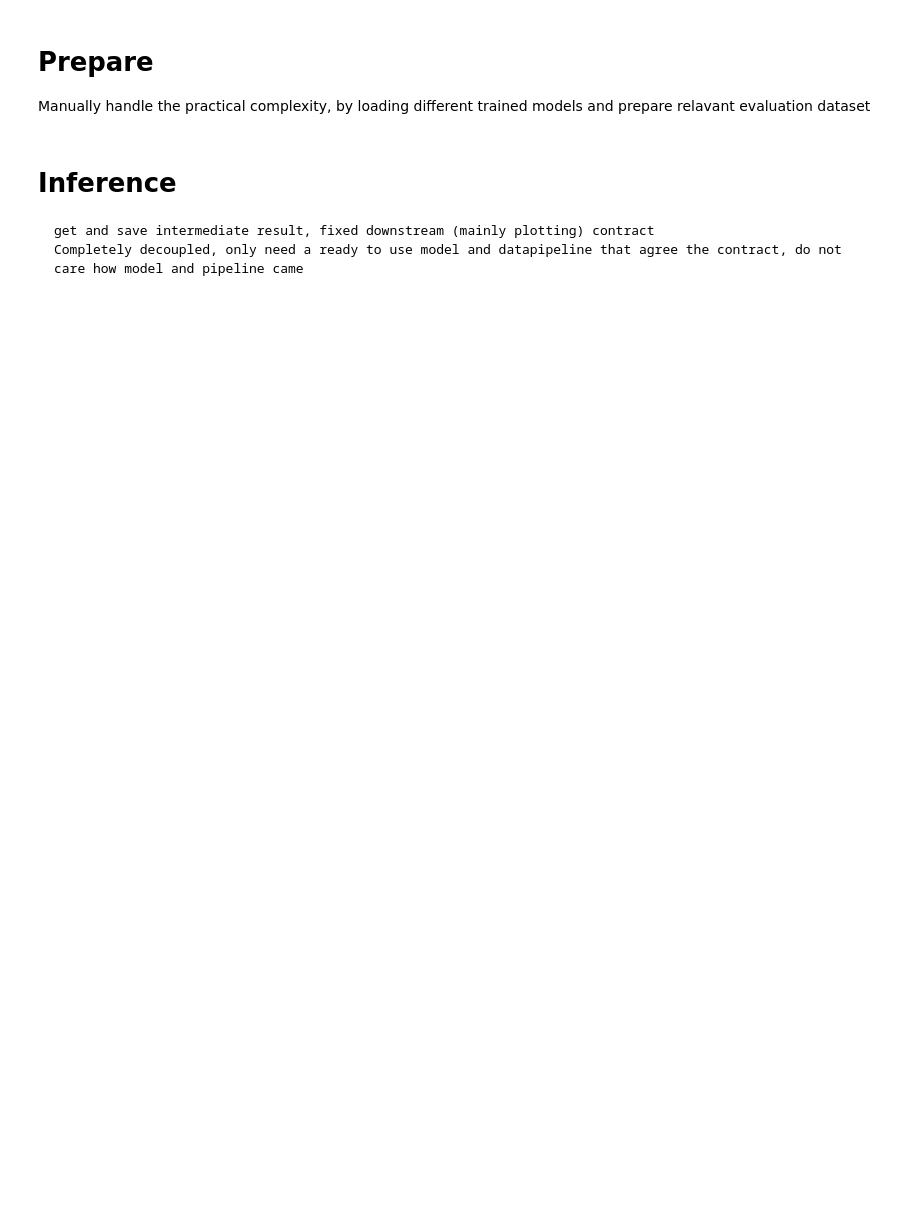
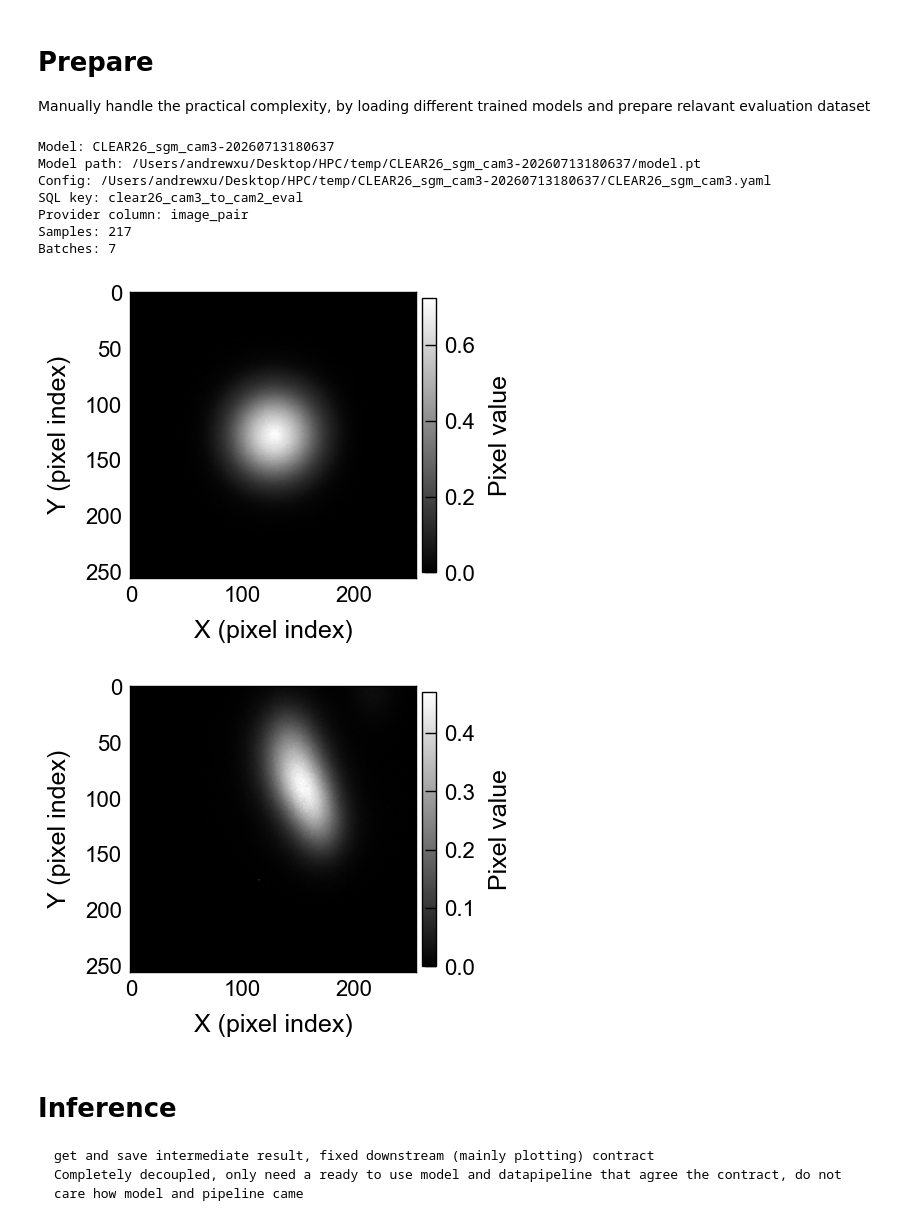
Before and after one commit to Andrew-XQY/fiber-image-reconstruction, a Jupyter notebook: notebooks/evaluation.ipynb, the cells around one changed output. Cells and saved outputs as stored; diff of their text form; code cells hidden in the pictures; blank space fills up the shorter version.

```diff
--- a/notebooks/evaluation.ipynb
+++ b/notebooks/evaluation.ipynb
@@ -20,42 +22,25 @@ from pathlib import Path
 import torch
 from models.CAE import Autoencoder2D
 
-from config_utils import detect_machine, load_config
+from config_utils import detect_machine, load_run
 from utils import resolve_dataset_dir
-from xflow import ConfigManager, PyTorchPipeline, SqlProvider, show_model_info
+from xflow import PyTorchPipeline, SqlProvider, show_model_info
 from xflow.data import build_transforms_from_config
 from xflow.utils.visualization import plot_image
 
-# Available local HPC runs:
-# - clear26_20260703153138: earlier real-pattern run, basis scale 0.4
-# - clear26_20260705191800: basis scale 0.26 + load_image16/noise/SGM mix
-# - clear26_20260706201542 / CLEAR26-20260706201542: cam1->cam2 CLEAR26 run
-# - CLEAR26_cam3-20260707072006: cam3->cam2 CLEAR26 run
-# - 405_cam1_pure_SMG: cam1->cam2 pure SGM-label CLEAR26 run
-model_name = "405_cam1_pure_SMG"
+# Select a run by folder name; the checkpoint and saved config are discovered together.
+model_name = "CLEAR26_sgm_cam3-20260713180637"
 MODEL_NAME = model_name
 
-# Local run aliases. Kept here as a simple notebook override so the cell works
-# even if dirs.py was imported earlier in this kernel.
-dirs["models"]["CLEAR26_cam3-20260707072006"] = "/Users/andrewxu/Desktop/HPC/temp/CLEAR26_cam3-20260707072006/model.pt"
-dirs["save"]["model_inference"]["CLEAR26_cam3-20260707072006"] = "/Users/andrewxu/Desktop/HPC/temp/CLEAR26_cam3-20260707072006/inference/"
-dirs["models"]["405_cam1_pure_SMG"] = "/Users/andrewxu/Desktop/HPC/temp/405_cam1_pure_SMG/model.pt"
-dirs["save"]["model_inference"]["405_cam1_pure_SMG"] = "/Users/andrewxu/Desktop/HPC/temp/405_cam1_pure_SMG/inference/"
-
-model_config_names = {
-    "CLEAR26_cam3-20260707072006": "CLEAR26_cam3",
-    "405_cam1_pure_SMG": "CLEAR26_sgm",
-}
-experiment_name = model_config_names.get(model_name, "CLEAR26")
+run = load_run(model_name, dirs["run_roots"], detect_machine())
+config = run["config"]
 
 device = torch.device("cuda" if torch.cuda.is_available() else "cpu")
 
-if model_name == "baseline_random_predict":
-    model = torch.nn.Identity()
-elif "TM" in model_name:
+if "TM" in model_name:
     from models.TM import TransmissionMatrix
 
-    model_path = dirs["models"][model_name]
+    model_path = run["model"]
     model = TransmissionMatrix.load_model(
         filepath=model_path,
         device=device,
@@ -63,7 +48,7 @@ elif "TM" in model_name:
     model.eval()
     print(show_model_info(model))
 else:
-    model_path = dirs["models"][model_name]
+    model_path = run["model"]
     model = Autoencoder2D.load_model(
         filepath=model_path,
         device=device,
@@ -76,14 +61,6 @@ else:
 # ========================================
 dataset_sources = ["processed_405_realbeam_eval_256"]
 
-config_manager = ConfigManager(
-    load_config(
-        f"{experiment_name}.yaml",
-        machine=detect_machine(),
-        resolve=True,
-    )
-)
-config = config_manager.get()
 dataset_dirs = [resolve_dataset_dir(config, src) for src in dataset_sources]
 db_rel = config["dataset_structure"]["db"].lstrip("/\\")
 db_paths = [d / db_rel for d in dataset_dirs]
@@ -120,34 +97,44 @@ def set_parent_dir_in_node(node, parent_dir):
 
 transforms_config = deepcopy(config["data"]["transforms"]["torch"])
 if not set_parent_dir_in_node(transforms_config, dataset_dirs[0]):
     raise RuntimeError("No add_parent_dir transform found in CLEAR26 eval transforms.")
 transforms = build_transforms_from_config(transforms_config)
 
 # Evaluation should be deterministic; do not mutate the training config.
 eval_dataset_ops = deepcopy(config["data"]["dataset_ops"])
 for op in eval_dataset_ops:
     if op.get("name") == "torch_batch":
         op.setdefault("params", {})["shuffle"] = False
 
 eval_dataset = PyTorchPipeline(
     eval_provider,
     transforms,
     skip_errors=False,
 ).to_memory_dataset(eval_dataset_ops)
 
 print("Model:", model_name)
 print("Model path:", model_path)
-print("Config:", experiment_name)
+print("Config:", run["snapshot"])
 print("SQL key:", eval_sql_key)
 print("Provider column:", provider_output_column)
 print("Samples:", len(eval_provider))
 print("Batches:", len(eval_dataset))
 
 batch = next(iter(eval_dataset))
 inputs, targets = batch[:2]
 i = 0
 plot_image(inputs[i])
 plot_image(targets[i])
+# %% [output]
+Model: CLEAR26_sgm_cam3-20260713180637
+Model path: /Users/andrewxu/Desktop/HPC/temp/CLEAR26_sgm_cam3-20260713180637/model.pt
+Config: /Users/andrewxu/Desktop/HPC/temp/CLEAR26_sgm_cam3-20260713180637/CLEAR26_sgm_cam3.yaml
+SQL key: clear26_cam3_to_cam2_eval
+Provider column: image_pair
+Samples: 217
+Batches: 7
+[figure, added]
+[figure, added]
 # %% [markdown]
 # Inference
     get and save intermediate result, fixed downstream (mainly plotting) contract
```
Also changed, not shown: parts of 11 cells of this notebook, 3 other files.
